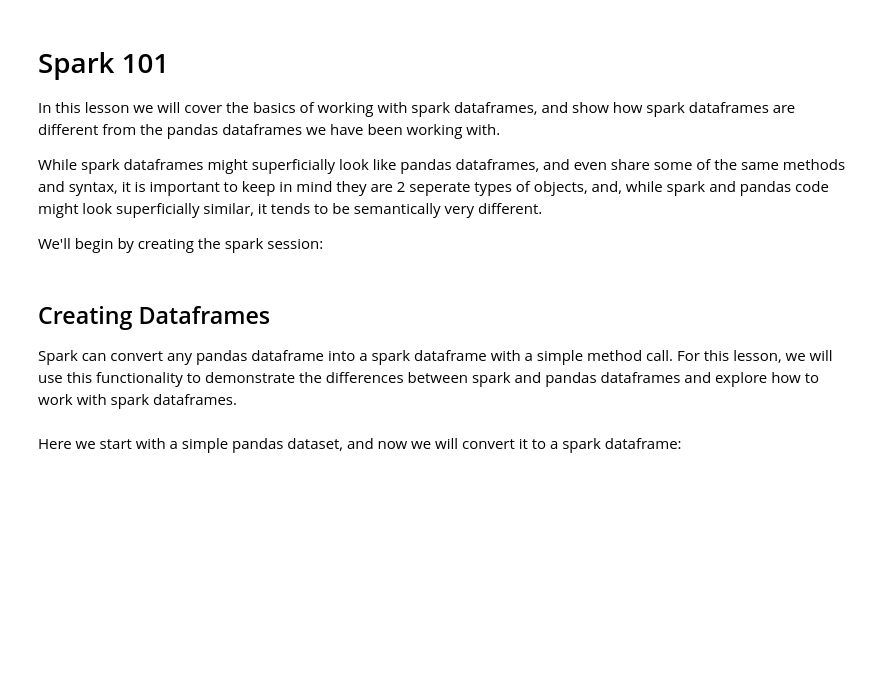
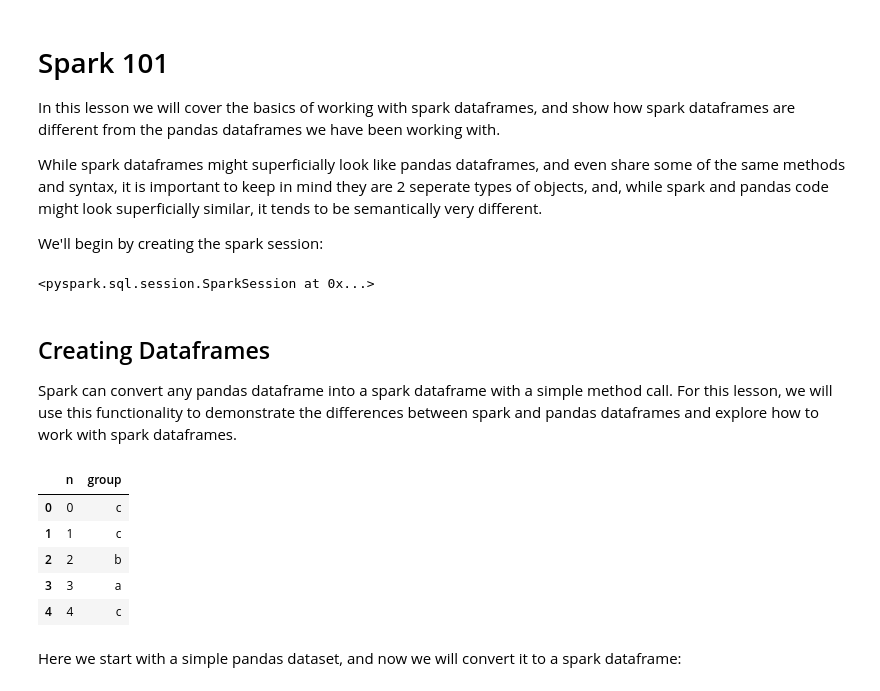
Before and after one commit to CodeupClassroom/leavitt-advanced-topics, a Jupyter notebook: spark_api.ipynb, the cells around one changed output. Saved outputs shown, nothing was run; the diff lists cells and outputs as text; code cells hidden in the pictures; blank space fills up the shorter version.

```diff
--- a/spark_api.ipynb
+++ b/spark_api.ipynb
@@ -14,3 +18,7 @@ We'll begin by creating the spark session:
+# %%
+spark
+# %% [output]
+<pyspark.sql.session.SparkSession at 0x...>
 # %% [markdown]
 ## Creating Dataframes
 
@@ -18,6 +26,22 @@ Spark can convert any pandas dataframe into a spark dataframe with a simple
 method call. For this lesson, we will use this functionality to demonstrate
 the differences between spark and pandas dataframes and explore how to work
 with spark dataframes.
+# %%
+import pandas as pd
+import numpy as np
+
+np.random.seed(1349)
+pandas_dataframe = pd.DataFrame(
+    dict(n=np.arange(20), group=np.random.choice(list('abc'), 20))
+)
+pandas_dataframe.head()
+# %% [output]
+|  | n | group |
+| 0 | 0 | c |
+| 1 | 1 | c |
+| 2 | 2 | b |
+| 3 | 3 | a |
+| 4 | 4 | c |
 # %% [markdown]
 Here we start with a simple pandas dataset, and now we will convert it to a
 spark dataframe:
```
Also changed, not shown: parts of 68 cells of this notebook.
